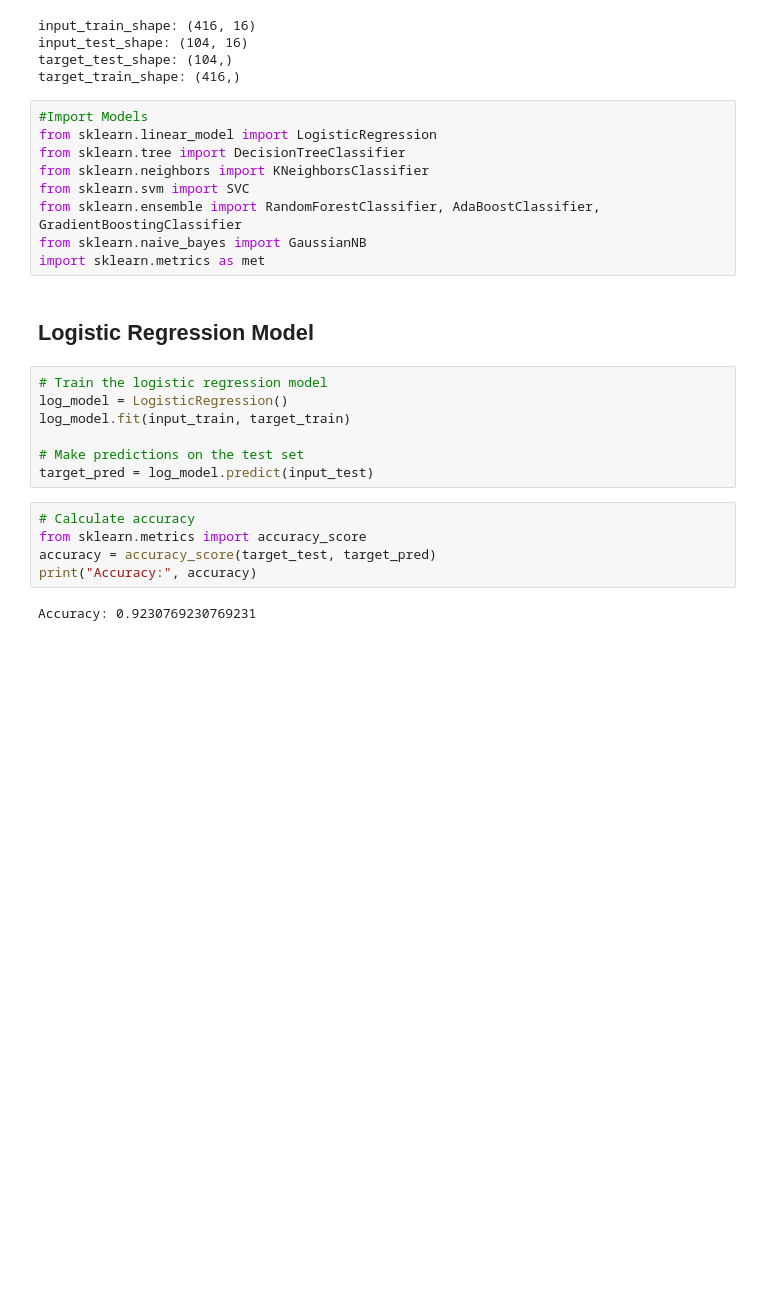
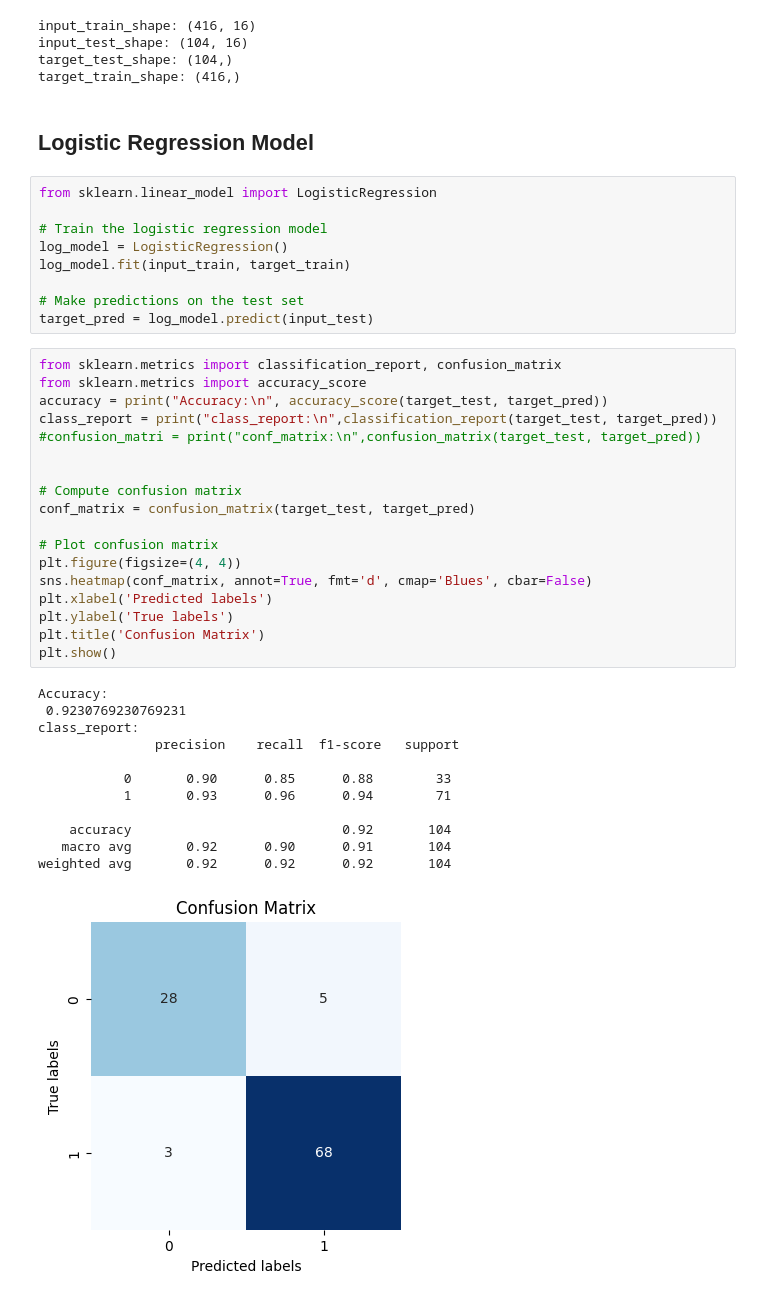
Before and after one commit to ifuu16/diabetes_early_detection, a Jupyter notebook: Early_Diabetes_Detection_Models.ipynb, the cells around one changed output. Cells and saved outputs as stored; diff of their text form; blank space fills up the shorter version.

Commit message:
Built other models to compare. showing the accuracy, classification report and visualizing the confusion matrix

```diff
--- a/Early_Diabetes_Detection_Models.ipynb
+++ b/Early_Diabetes_Detection_Models.ipynb
@@ -116,28 +122,45 @@ input_train_shape: (416, 16)
 input_test_shape: (104, 16)
 target_test_shape: (104,)
 target_train_shape: (416,)
-# %%
-#Import Models
-from sklearn.linear_model import LogisticRegression
-from sklearn.tree import DecisionTreeClassifier
-from sklearn.neighbors import KNeighborsClassifier
-from sklearn.svm import SVC
-from sklearn.ensemble import RandomForestClassifier, AdaBoostClassifier, GradientBoostingClassifier
-from sklearn.naive_bayes import GaussianNB
-import sklearn.metrics as met
 # %% [markdown]
 ## Logistic Regression Model
 # %%
+from sklearn.linear_model import LogisticRegression
+
 # Train the logistic regression model
 log_model = LogisticRegression()
 log_model.fit(input_train, target_train)
 
 # Make predictions on the test set
 target_pred = log_model.predict(input_test)
-# %%
-# Calculate accuracy
-from sklearn.metrics import accuracy_score
-accuracy = accuracy_score(target_test, target_pred)
-print("Accuracy:", accuracy)
-# %% [output]
-Accuracy: 0.9230769230769231
+# %%
+from sklearn.metrics import classification_report, confusion_matrix
+from sklearn.metrics import accuracy_score
+accuracy = print("Accuracy:\n", accuracy_score(target_test, target_pred))
+class_report = print("class_report:\n",classification_report(target_test, target_pred))
+#confusion_matri = print("conf_matrix:\n",confusion_matrix(target_test, target_pred))
+
+
+# Compute confusion matrix
+conf_matrix = confusion_matrix(target_test, target_pred)
+
+# Plot confusion matrix
+plt.figure(figsize=(4, 4))
+sns.heatmap(conf_matrix, annot=True, fmt='d', cmap='Blues', cbar=False)
+plt.xlabel('Predicted labels')
+plt.ylabel('True labels')
+plt.title('Confusion Matrix')
+plt.show()
+# %% [output]
+Accuracy:
+ 0.9230769230769231
+class_report:
+               precision    recall  f1-score   support
+
+           0       0.90      0.85      0.88        33
+           1       0.93      0.96      0.94        71
+
+    accuracy                           0.92       104
+   macro avg       0.92      0.90      0.91       104
+weighted avg       0.92      0.92      0.92       104
+[figure, added]
```
Also changed, not shown: parts of 16 cells of this notebook.
